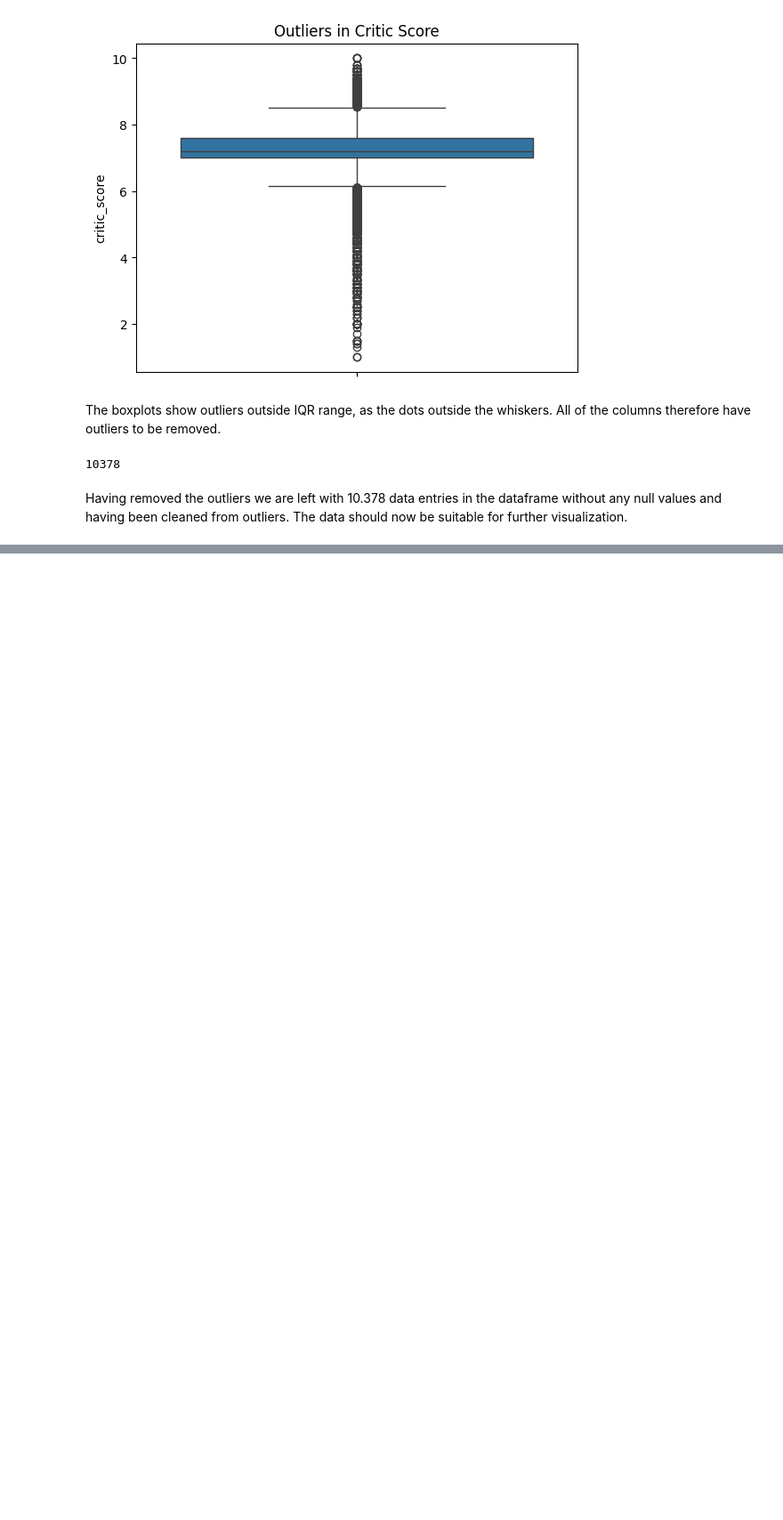
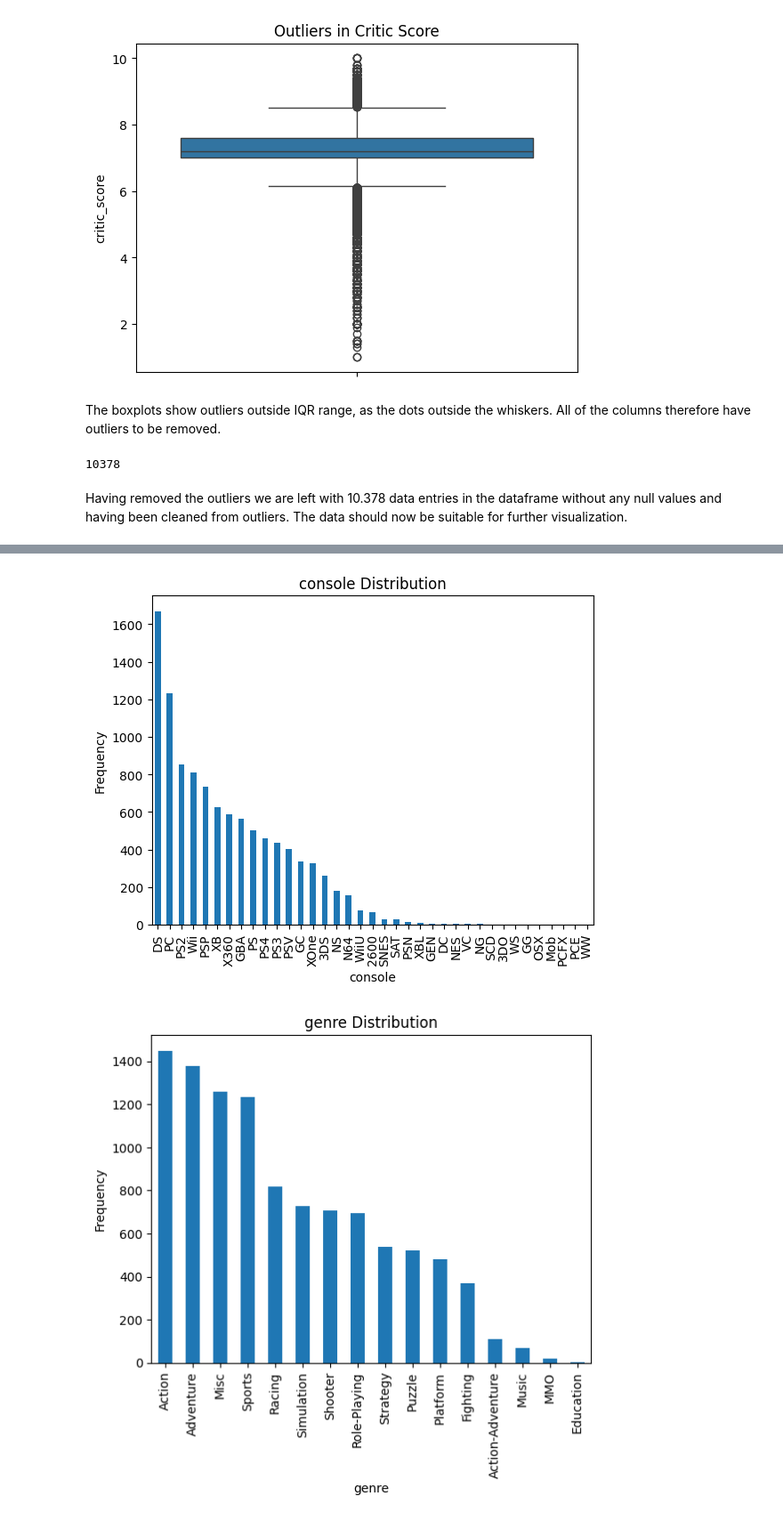
Before and after one commit to pelle112112/OLA1, a Jupyter notebook: Code/task1.ipynb, the cells around one changed output, grey strips where cells are left out. Shown at 89% size. Drawn from its saved outputs; the diff is of its cells as text; code cells hidden in the pictures; blank space fills up the shorter version.

```diff
--- a/Code/task1.ipynb
+++ b/Code/task1.ipynb
@@ -256,0 +279,12 @@ with open('../Data/clean_data.pkl', 'wb') as insertedData:
+# %%
+columns_to_visualize = ['console', 'genre']
+
+for column in columns_to_visualize:
+    cleanData[column].value_counts().plot(kind='bar')
+    plt.title(column + ' Distribution')
+    plt.xlabel(column)
+    plt.ylabel('Frequency')
+    plt.show()
+# %% [output]
+[figure, added]
+[figure, added]
```
Also changed, not shown: parts of 7 cells of this notebook.
